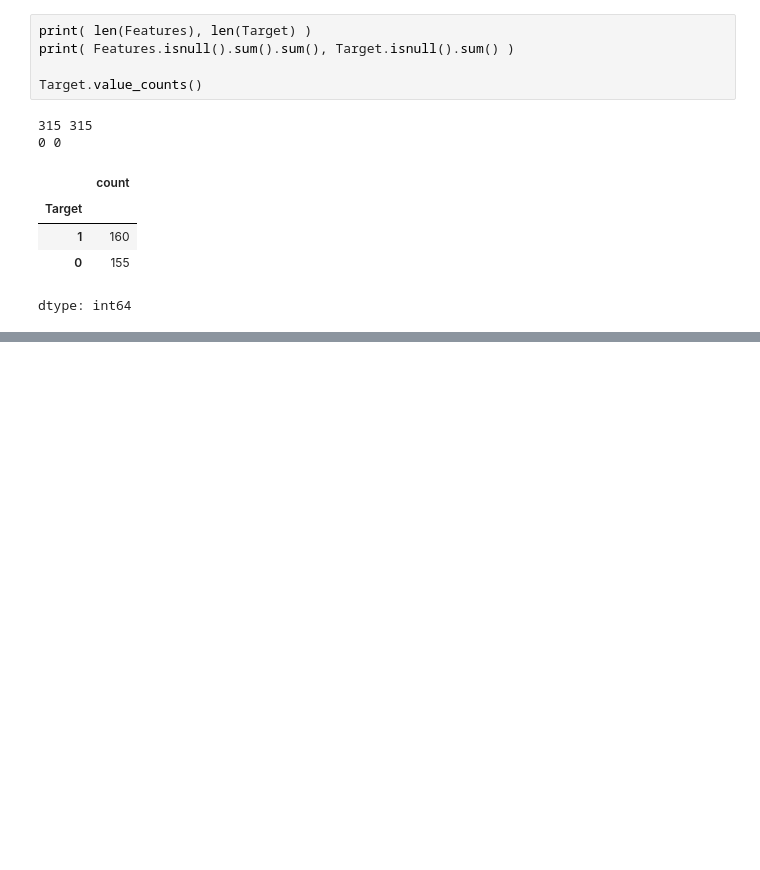
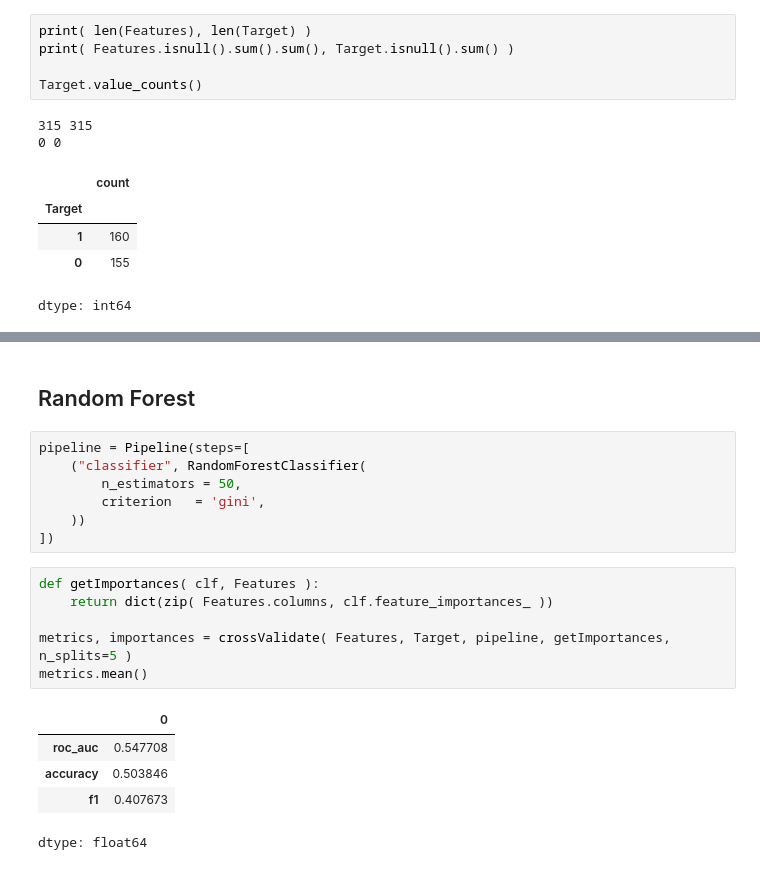
Before and after one commit to pyt3r/springboard-package, a Jupyter notebook: capstone/2_Baseline.ipynb, the cells around one changed output, grey strips where cells are left out. Cells and saved outputs as stored; diff of their text form; blank space fills up the shorter version.

```diff
--- a/capstone/2_Baseline.ipynb
+++ b/capstone/2_Baseline.ipynb
@@ -124,0 +144,21 @@ dtype: float64
+# %% [markdown]
+## Random Forest
+# %%
+pipeline = Pipeline(steps=[
+    ("classifier", RandomForestClassifier(
+        n_estimators = 50,
+        criterion   = 'gini',
+    ))
+])
+# %%
+def getImportances( clf, Features ):
+    return dict(zip( Features.columns, clf.feature_importances_ ))
+
+metrics, importances = crossValidate( Features, Target, pipeline, getImportances, n_splits=5 )
+metrics.mean()
+# %% [output]
+|  | 0 |
+| roc_auc | 0.547708 |
+| accuracy | 0.503846 |
+| f1 | 0.407673 |
+dtype: float64
```
Also changed, not shown: parts of 17 cells of this notebook.
